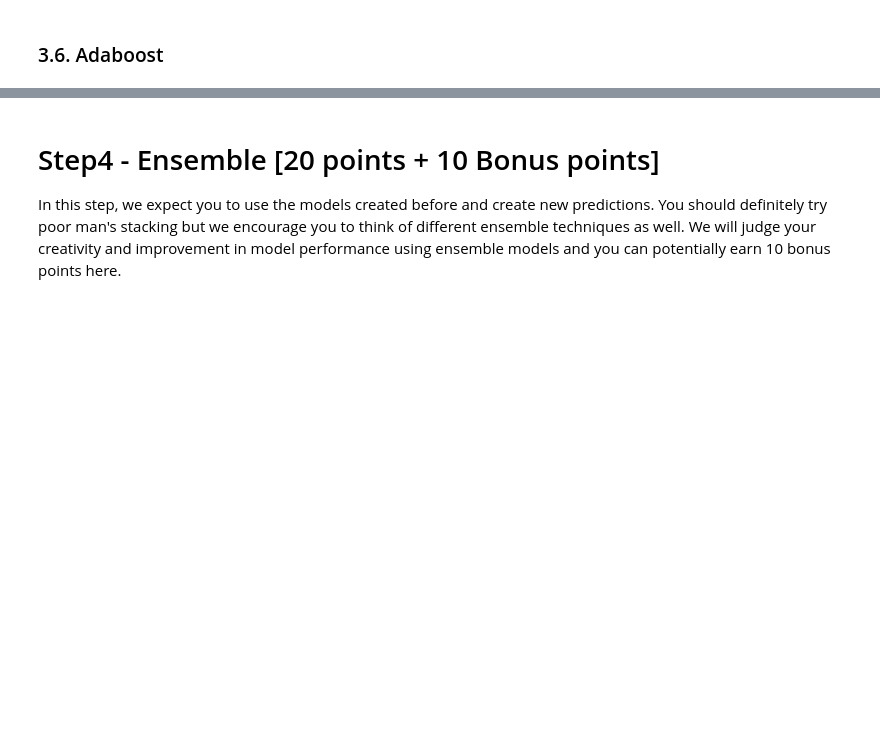
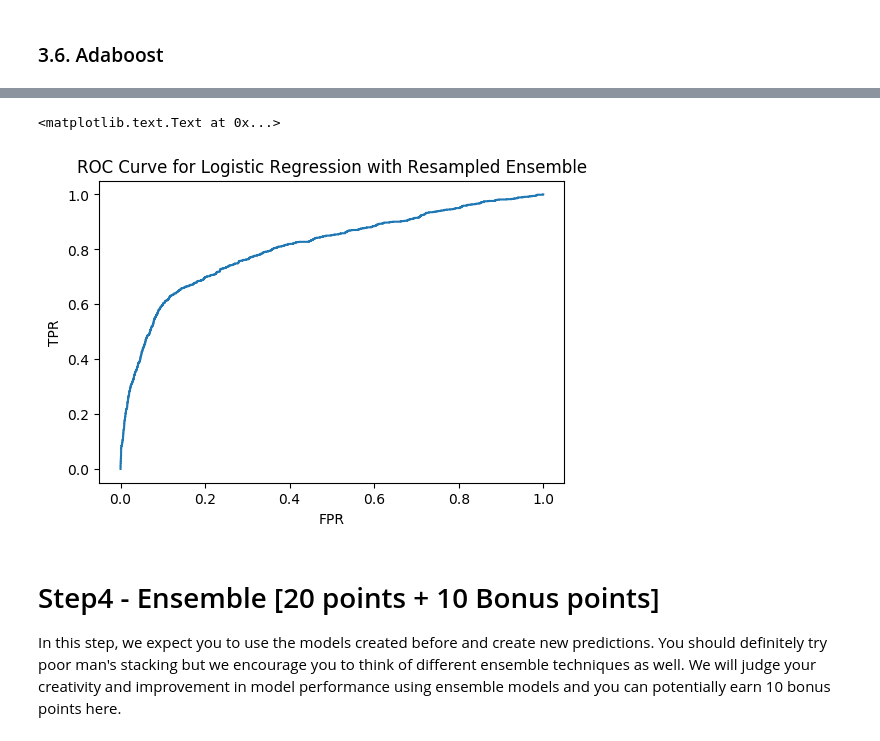
Before and after one commit to jagerhartman1/homework-iii-jagerhartman1-master, a Jupyter notebook: hw3_starter_notebook.ipynb, the cells around one changed output, grey strips where cells are left out. Drawn from its saved outputs; the diff is of its cells as text; code cells hidden in the pictures; blank space fills up the shorter version.

```diff
--- a/hw3_starter_notebook.ipynb
+++ b/hw3_starter_notebook.ipynb
@@ -949,3 +1080,17 @@ print("Accuracy on test set: {:.2f}".format(grid_ABC.score(X_test_selected, y_te
+# %%
+from sklearn.metrics import roc_curve
+
+props_original = resampled_lr.predict_proba(X_test)[:, 1]
+fpr_org, tpr_org, _ = roc_curve(y_test, props_original)
+
+plt.plot(fpr_org, tpr_org)
+plt.legend()
+plt.title("ROC Curve for Logistic Regression with Resampled Ensemble")
+plt.xlabel("FPR")
+plt.ylabel("TPR")
+# %% [output]
+<matplotlib.text.Text at 0x...>
+[figure, added]
 # %% [markdown]
 # Step4 - Ensemble [20 points + 10 Bonus points]
 
```
Also changed, not shown: parts of 134 cells of this notebook.
